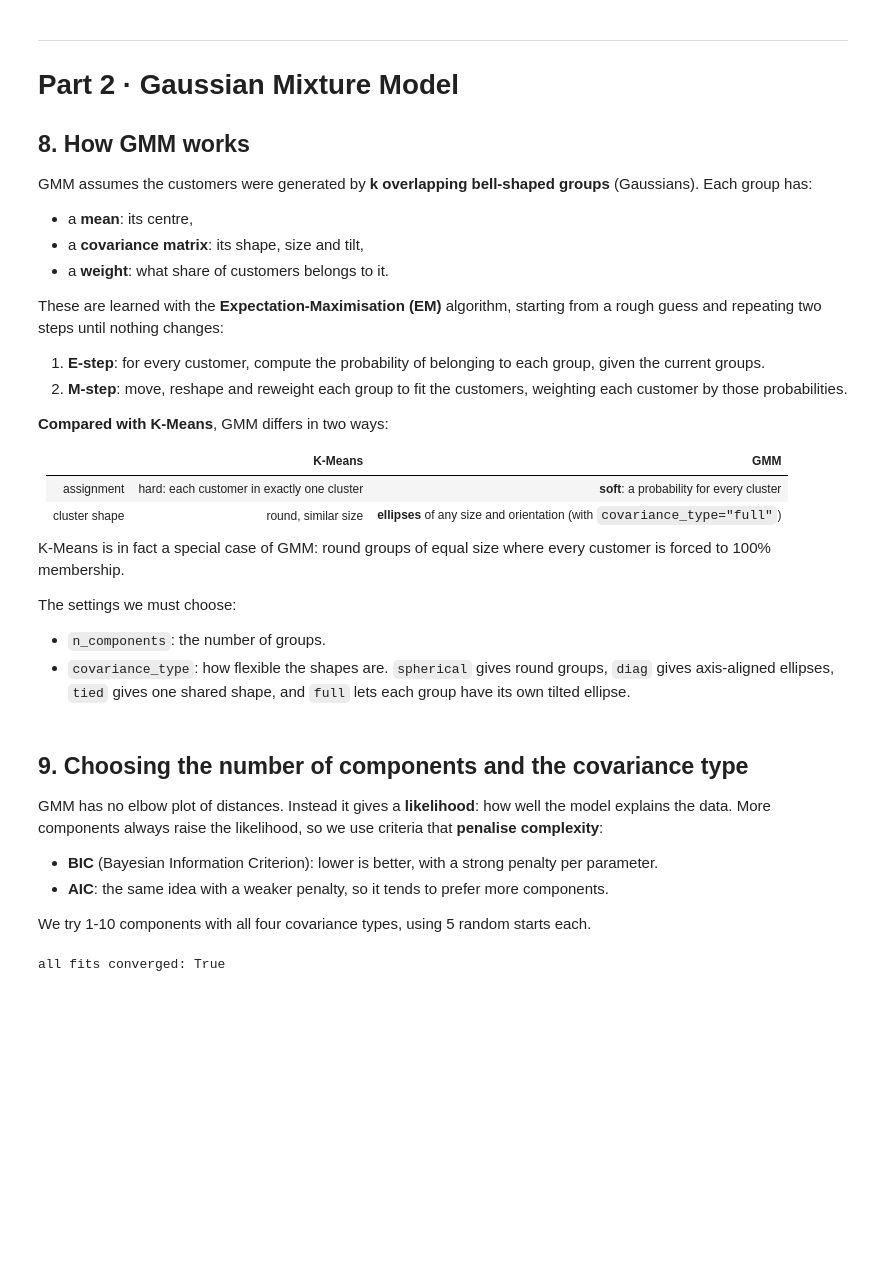
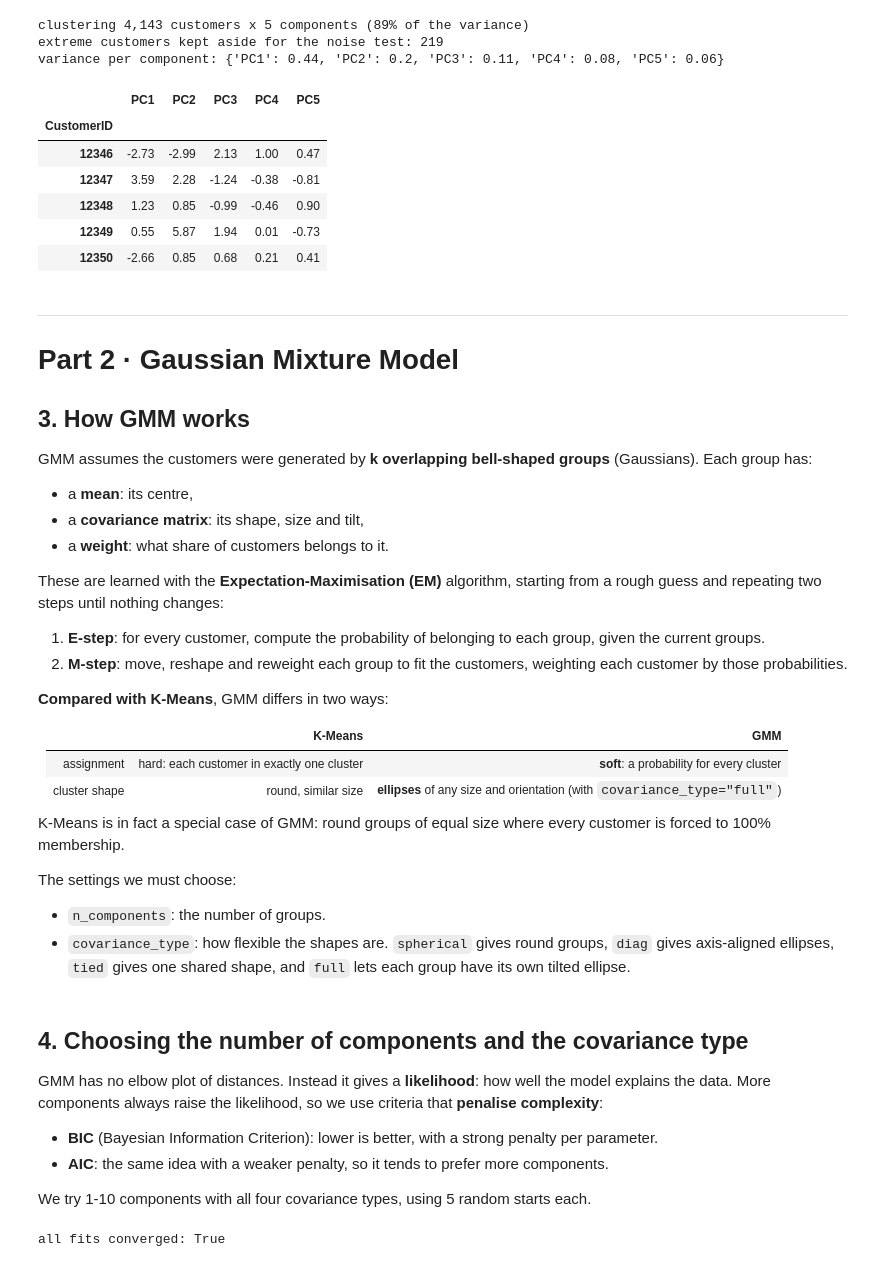
Before and after one commit to JanaAlzobidi/Machine-Learning-Projects, a Jupyter notebook: Unit-5-Unsupervised-Learning/customer-segmentation-clustering/gmm/gmm_customer_segmentation.ipynb, the cells around one changed output. Drawn from its saved outputs; the diff is of its cells as text; code cells hidden in the pictures; blank space fills up the shorter version.

```diff
--- a/Unit-5-Unsupervised-Learning/customer-segmentation-clustering/gmm/gmm_customer_segmentation.ipynb
+++ b/Unit-5-Unsupervised-Learning/customer-segmentation-clustering/gmm/gmm_customer_segmentation.ipynb
@@ -282,15 +0,0 @@ pd.DataFrame({"skew before": clean[FEATURES].skew(), "skew after": X.skew()}).ro
-# %%
-corr = X.corr()
-fig, ax = plt.subplots(figsize=(8.5, 7))
-im = ax.imshow(corr, cmap=DIVERGING, vmin=-1, vmax=1)
-ax.set_xticks(range(len(FEATURES)), FEATURES, rotation=60, ha="right")
-ax.set_yticks(range(len(FEATURES)), FEATURES)
-for i in range(len(FEATURES)):
-    for j in range(len(FEATURES)):
-        v = corr.iloc[i, j]
-        ax.text(j, i, f"{v:.2f}", ha="center", va="center", fontsize=7,
-                color="white" if abs(v) > 0.7 else INK)
-ax.grid(False)
-ax.set_title("Correlation between transformed features")
-fig.colorbar(im, ax=ax, fraction=0.04)
-plt.tight_layout(); plt.show()
@@ -368,8 +73,35 @@ matches data/processed/customer_pca.csv: 4,143 customers x 5 components
+# %%
+Z = pd.read_csv(DATA_DIR / "customer_pca.csv", index_col="CustomerID")                        # what we cluster
+customers = pd.read_csv(DATA_DIR / "customer_features.csv", index_col="CustomerID")           # readable features
+X = pd.read_csv(DATA_DIR / "customer_features_transformed.csv", index_col="CustomerID")       # transformed features
+Z_all = pd.read_csv(DATA_DIR / "customer_pca_all.csv", index_col="CustomerID")                # Z + extreme customers
+
+FEATURES = list(X.columns)
+clean = customers.loc[Z.index].copy()                    # readable features of the customers we cluster
+outliers = customers[customers["IsOutlier"]]
+explained = Z.var(ddof=0) / X.var(ddof=0).sum()          # share of the variance each component keeps
+
+assert X.index.equals(Z.index) and not clean["IsOutlier"].any()
+print(f"clustering {len(Z):,} customers x {Z.shape[1]} components ({explained.sum():.0%} of the variance)")
+print(f"extreme customers kept aside for the noise test: {len(outliers)}")
+print("variance per component:", explained.round(2).to_dict())
+Z.head()
+# %% [output]
+clustering 4,143 customers x 5 components (89% of the variance)
+extreme customers kept aside for the noise test: 219
+variance per component: {'PC1': 0.44, 'PC2': 0.2, 'PC3': 0.11, 'PC4': 0.08, 'PC5': 0.06}
+|  | PC1 | PC2 | PC3 | PC4 | PC5 |
+| CustomerID |  |  |  |  |  |
+| 12346 | -2.73 | -2.99 | 2.13 | 1.00 | 0.47 |
+| 12347 | 3.59 | 2.28 | -1.24 | -0.38 | -0.81 |
+| 12348 | 1.23 | 0.85 | -0.99 | -0.46 | 0.90 |
+| 12349 | 0.55 | 5.87 | 1.94 | 0.01 | -0.73 |
+| 12350 | -2.66 | 0.85 | 0.68 | 0.21 | 0.41 |
 # %% [markdown]
 ---
 # Part 2 · Gaussian Mixture Model
 
-## 8. How GMM works
+## 3. How GMM works
 GMM assumes the customers were generated by **k overlapping bell-shaped groups** (Gaussians). Each group has:
 - a **mean**: its centre,
 - a **covariance matrix**: its shape, size and tilt,
@@ -392,7 +124,7 @@ The settings we must choose:
 - `n_components`: the number of groups.
 - `covariance_type`: how flexible the shapes are. `spherical` gives round groups, `diag` gives axis-aligned ellipses, `tied` gives one shared shape, and `full` lets each group have its own tilted ellipse.
 # %% [markdown]
-## 9. Choosing the number of components and the covariance type
+## 4. Choosing the number of components and the covariance type
 GMM has no elbow plot of distances. Instead it gives a **likelihood**: how well the model explains the data. More components always raise the likelihood, so we use criteria that **penalise complexity**:
 - **BIC** (Bayesian Information Criterion): lower is better, with a strong penalty per parameter.
 - **AIC**: the same idea with a weaker penalty, so it tends to prefer more components.
```
Also changed, not shown: parts of 44 cells of this notebook, 3 other files.
